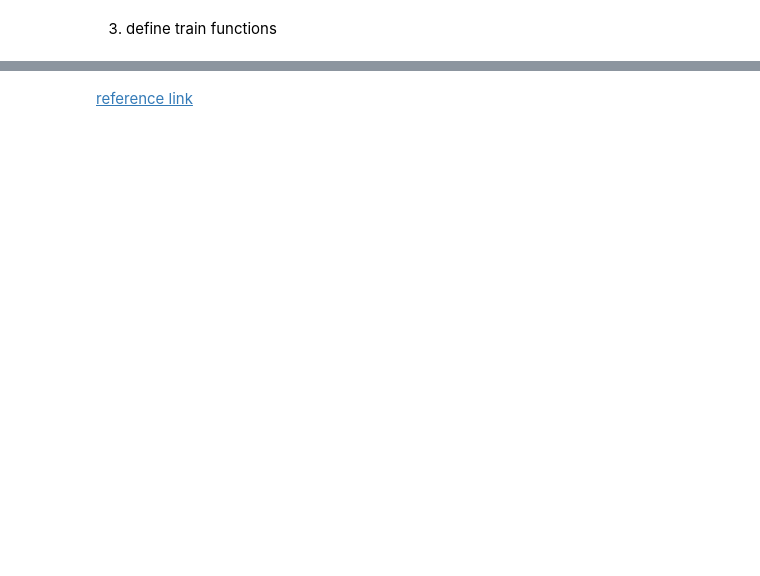
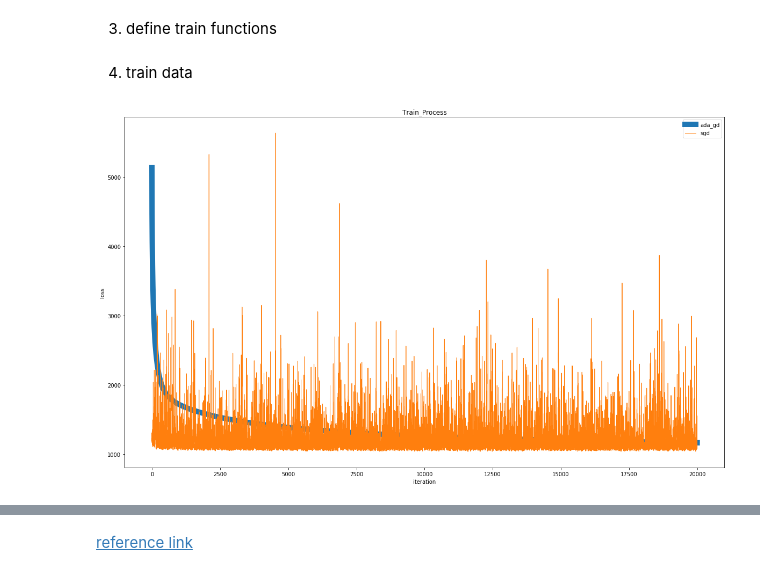
Before and after one commit to sunnyswag/ml_dl_assignments, a Jupyter notebook: assignment_one/assignment_one.ipynb, the cells around one changed output, grey strips where cells are left out. Saved outputs shown, nothing was run; the diff lists cells and outputs as text; code cells hidden in the pictures; blank space fills up the shorter version.

```diff
--- a/assignment_one/assignment_one.ipynb
+++ b/assignment_one/assignment_one.ipynb
@@ -92,0 +95,3 @@ train_x = np.concatenate((bias, train_x), axis=1)
+# %%
+for i in range(test_x.shape[0]):
+    test_x[i] = test_data.iloc[i * 18 : i * 18 + 18, :].values.flatten()
@@ -144,0 +140,44 @@ def SGD(X, Y, w, eta, iteration, lambdaL2):
+# %%
+def SGD(train_x, train_y, weight, lr, iteration, lambdaL2, batch_size):
+    list_loss = []
+    for i in range(iteration):
+        predict = np.dot(train_x, weight)
+        loss_bref = predict - train_y
+
+        loss = np.mean(loss_bref ** 2)
+        list_loss.append(loss)
+
+        rand = np.random.randint(0, train_x.shape[0], size=batch_size)
+        grad = np.dot(train_x[rand].T, loss_bref[rand]) / train_x.shape[0] + lambdaL2 * weight
+        weight -= lr * grad
+    return weight, list_loss
+# %% [markdown]
+4. train data
+# %%
+## hyperparameter
+
+lr = 0.001
+iteration = 20000
+lambdaL2 = 0
+batch_size = 64
+
+## hyperparameter
+# %%
+weight = np.zeros((train_x.shape[1], 1))
+
+# 梯度下降loss较大，超过np.float64存储范围，暂时不进行运算
+# weight_gd, list_loss_gd = GD(train_x, train_y, weight, lr, iteration, lambdaL2)
+weight_ada_gd, list_loss_ada_gd = ada_GD(train_x, train_y, weight, lr, iteration, lambdaL2)
+weight_sgd, list_loss_sgd = SGD(train_x, train_y, weight, lr, iteration, lambdaL2, batch_size)
+# %%
+plt.figure(figsize=(20, 12))
+plt.title("Train_Process")
+plt.xlabel("iteration")
+plt.ylabel("loss")
+# plt.plot(list_loss_gd, label="gd")
+plt.plot(list_loss_ada_gd, label="ada_gd", linewidth=10)
+plt.plot(list_loss_sgd, label="sgd", linewidth=1)
+plt.legend()
+plt.show()
+# %% [output]
+[figure, added]
```
Also changed, not shown: parts of 17 cells of this notebook, 1 other file.
